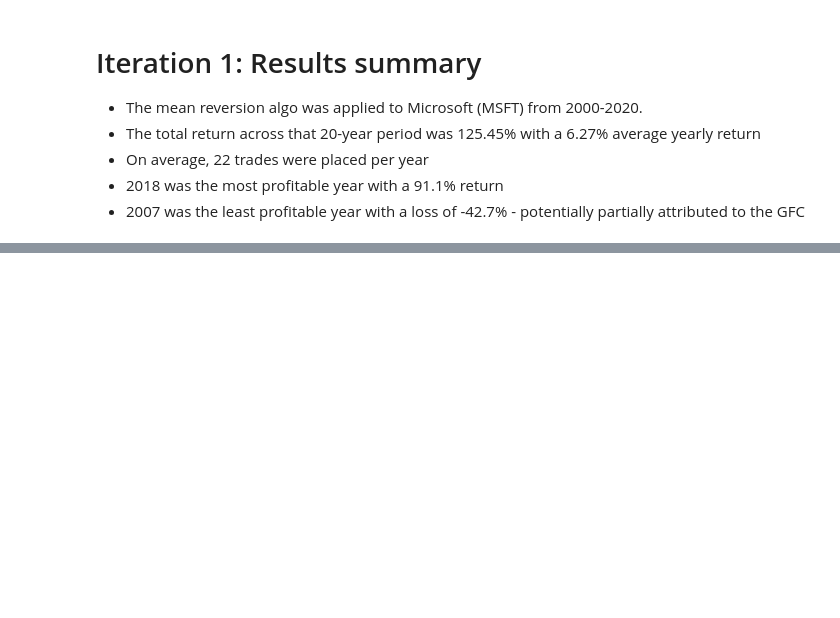
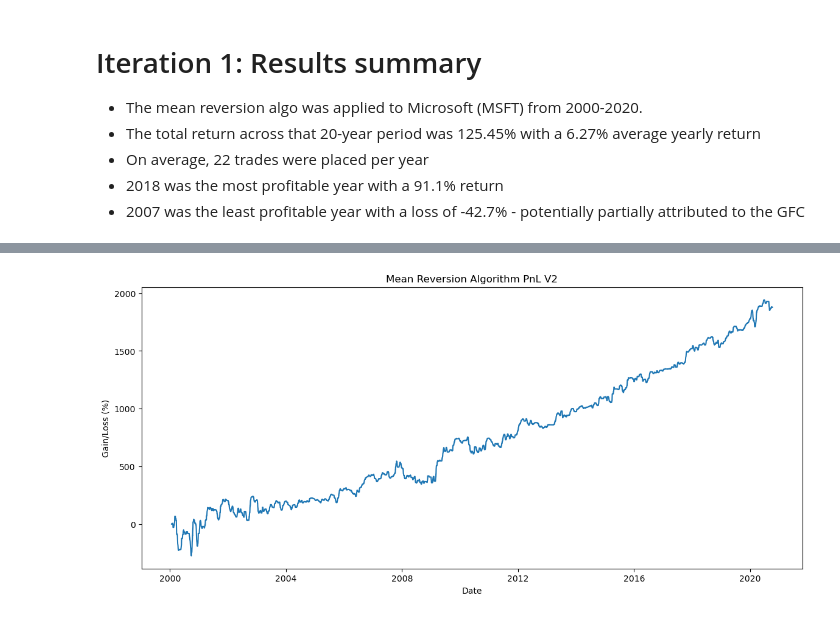
Before and after one commit to andrewa1270/mean-reversion-algo, a Jupyter notebook: main.ipynb, the cells around one changed output, grey strips where cells are left out. Cells and saved outputs as stored; diff of their text form; code cells hidden in the pictures; blank space fills up the shorter version.

```diff
--- a/main.ipynb
+++ b/main.ipynb
@@ -184,0 +192,14 @@ Average YoY Return:  6.272561716528284
+# %%
+msft_historical_data["Buy/Sell"] = np.where(msft_historical_data["Close"] > msft_historical_data["SMA"] + (msft_historical_data["Std_deviation"] * 1.1),"Sell",
+                                            np.where(msft_historical_data["Close"] < msft_historical_data["SMA"] - (msft_historical_data["Std_deviation"] * 1.1),"Buy","Neither" ))
+msft_historical_data = msft_historical_data.dropna()
+# %%
+# Recalculate gains and losses
+msft_historical_data["Gain/Loss"] = msft_historical_data.apply(calculateGain, axis=1, args=(msft_historical_data,)) # Trailing comma makes it a tuple - required
+
+# Recalculate total returns
+totalReturn = msft_historical_data["Gain/Loss"].sum()
+print("Total Return: ", totalReturn,"%")
+
+# Recalculate cumulative returns
+msft_historical_data["Cumulative Returns"] = msft_historical_data["Gain/Loss"].cumsum()
@@ -184,0 +243,9 @@ Average YoY Return:  6.272561716528284
+# %%
+plt.figure(figsize=(14,6))
+plt.plot(msft_historical_data["Date"],msft_historical_data["Cumulative Returns"])
+plt.ylabel("Gain/Loss (%)")
+plt.xlabel("Date")
+plt.title("Mean Reversion Algorithm PnL V2")
+plt.show()
+# %% [output]
+[figure, added]
```
Also changed, not shown: parts of 6 cells of this notebook.
